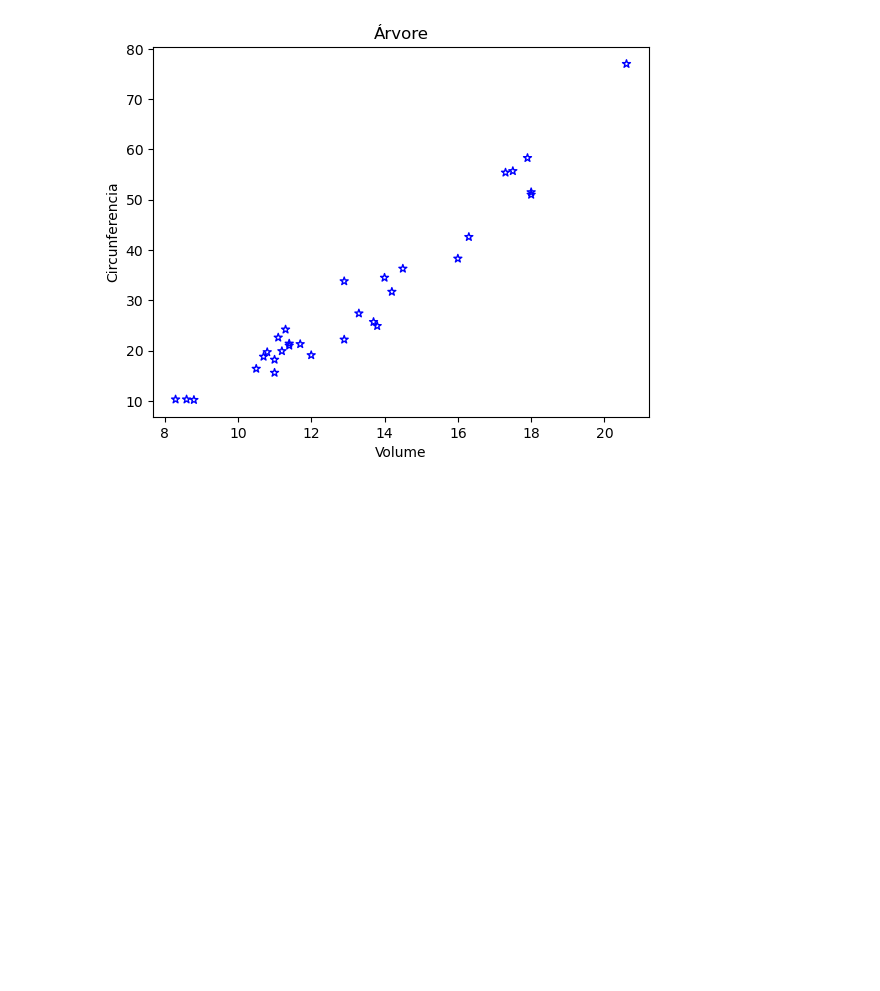
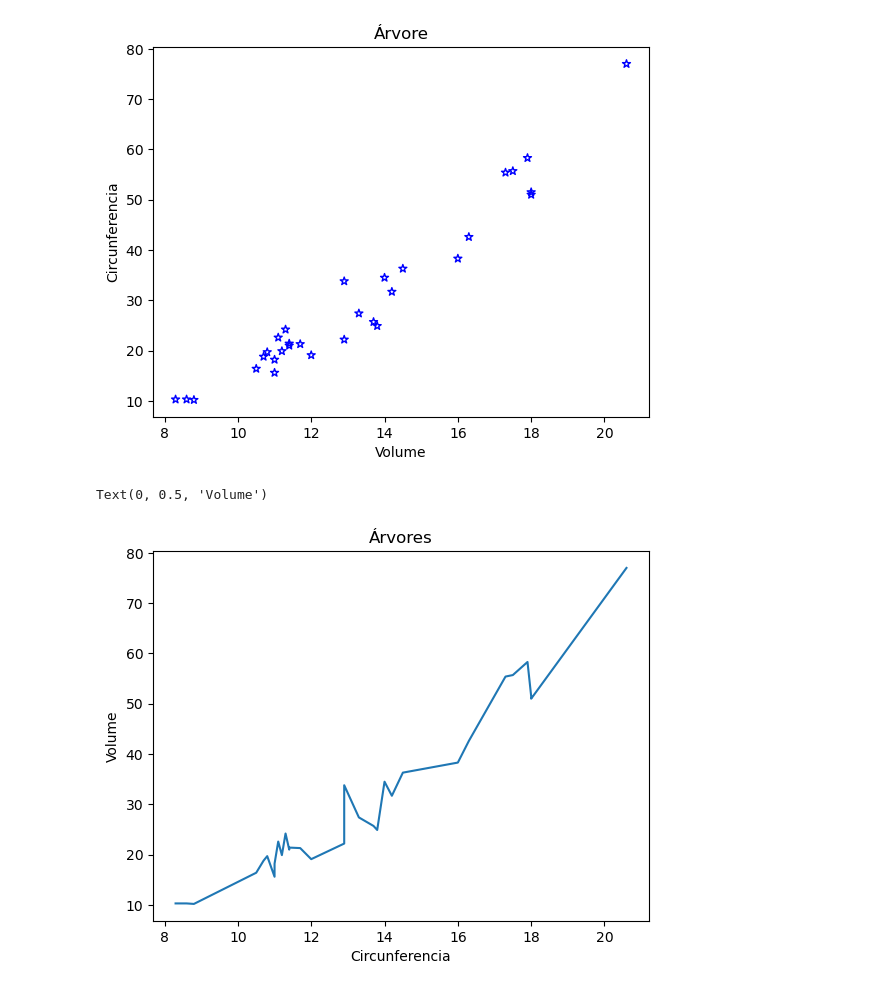
Before and after one commit to pedro-the-creator/Data-Analytics, a Jupyter notebook: Gráficos/dispersão.ipynb, the cells around one changed output. Cells and saved outputs as stored; diff of their text form; code cells hidden in the pictures; blank space fills up the shorter version.

```diff
--- a/Gráficos/dispersão.ipynb
+++ b/Gráficos/dispersão.ipynb
@@ -20,5 +20,13 @@ plt.xlabel('Volume')
 # %% [output]
 Text(0.5, 0, 'Volume')
 [figure]
+# %%
+plt.plot(base.Girth,base.Volume)
+plt.title('Árvores')
+plt.xlabel('Circunferencia')
+plt.ylabel('Volume')
+# %% [output]
+Text(0, 0.5, 'Volume')
+[figure, added]
 # %%
 sns.regplot(x=base.Girth,y=base.Volume, data = base, x_jitter = 0.3, fit_reg = False)
```
Also changed, not shown: parts of 1 cell of this notebook, 10 other files.
